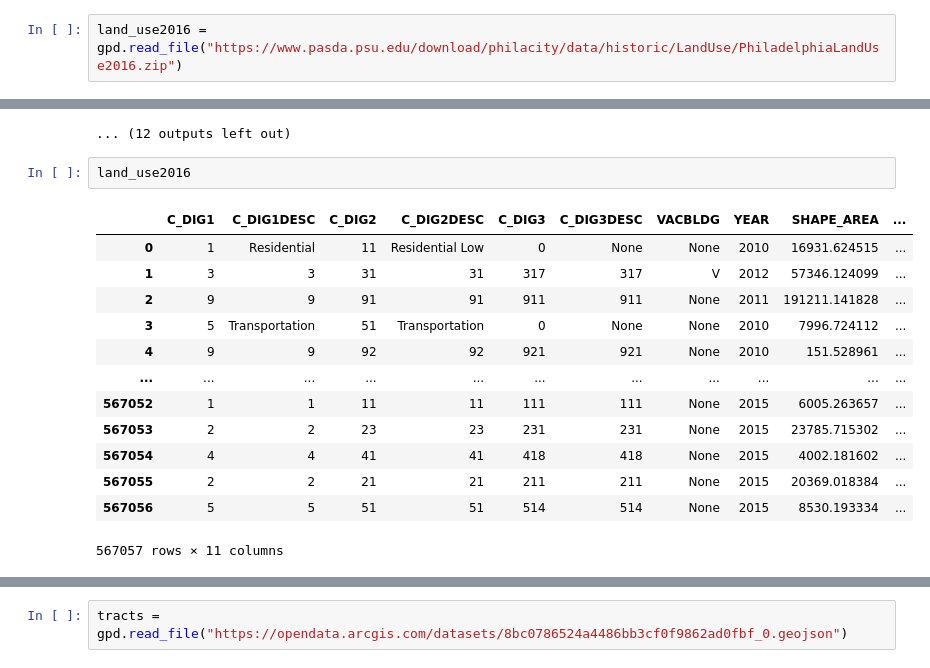
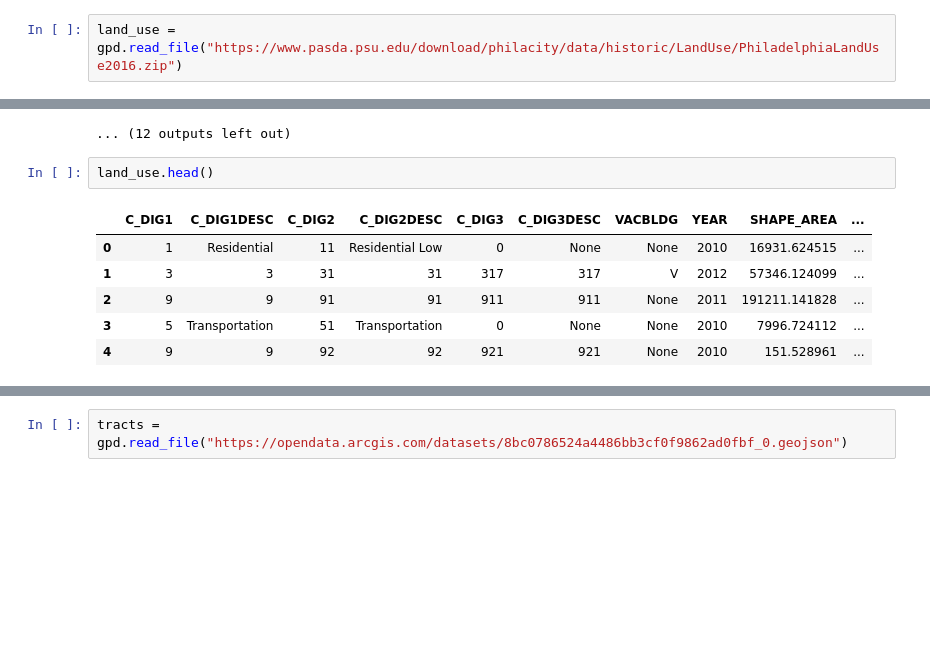
Before and after one commit to Zhen3r/WSOPB-MUSA509, a Jupyter notebook: exploring/economy.ipynb, the cells around one changed output, grey strips where cells are left out. Saved outputs shown, nothing was run; the diff lists cells and outputs as text; blank space fills up the shorter version.

```diff
--- a/exploring/economy.ipynb
+++ b/exploring/economy.ipynb
@@ -178,7 +163,7 @@ ax.set_aspect("equal")
 # %% [output]
 [figure]
 # %%
-land_use2016 = gpd.read_file("https://www.pasda.psu.edu/download/philacity/data/historic/LandUse/PhiladelphiaLandUse2016.zip")
+land_use = gpd.read_file("https://www.pasda.psu.edu/download/philacity/data/historic/LandUse/PhiladelphiaLandUse2016.zip")
 # %% [output]
 UnicodeDecodeError: 'utf-8' codec can't decode byte 0xd5 in position 71: invalid continuation byte
 Exception ignored in: 'fiona._env.log_error'
@@ -218,19 +203,12 @@ Traceback (most recent call last):
 UnicodeDecodeError: 'utf-8' codec can't decode byte 0xd5 in position 67: invalid continuation byte
 ... (12 outputs left out)
 # %%
-land_use2016
+land_use.head()
 # %% [output]
 |  | C_DIG1 | C_DIG1DESC | C_DIG2 | C_DIG2DESC | C_DIG3 | C_DIG3DESC | VACBLDG | YEAR | SHAPE_AREA | ... |
 | 0 | 1 | Residential | 11 | Residential Low | 0 | None | None | 2010 | 16931.624515 | ... |
 | 1 | 3 | 3 | 31 | 31 | 317 | 317 | V | 2012 | 57346.124099 | ... |
 | 2 | 9 | 9 | 91 | 91 | 911 | 911 | None | 2011 | 191211.141828 | ... |
 | 3 | 5 | Transportation | 51 | Transportation | 0 | None | None | 2010 | 7996.724112 | ... |
 | 4 | 9 | 9 | 92 | 92 | 921 | 921 | None | 2010 | 151.528961 | ... |
-| ... | ... | ... | ... | ... | ... | ... | ... | ... | ... | ... |
-| 567052 | 1 | 1 | 11 | 11 | 111 | 111 | None | 2015 | 6005.263657 | ... |
-| 567053 | 2 | 2 | 23 | 23 | 231 | 231 | None | 2015 | 23785.715302 | ... |
-| 567054 | 4 | 4 | 41 | 41 | 418 | 418 | None | 2015 | 4002.181602 | ... |
-| 567055 | 2 | 2 | 21 | 21 | 211 | 211 | None | 2015 | 20369.018384 | ... |
-| 567056 | 5 | 5 | 51 | 51 | 514 | 514 | None | 2015 | 8530.193334 | ... |
-567057 rows × 11 columns
 # %%
```
Also changed, not shown: parts of 14 cells of this notebook, 1 other file.
